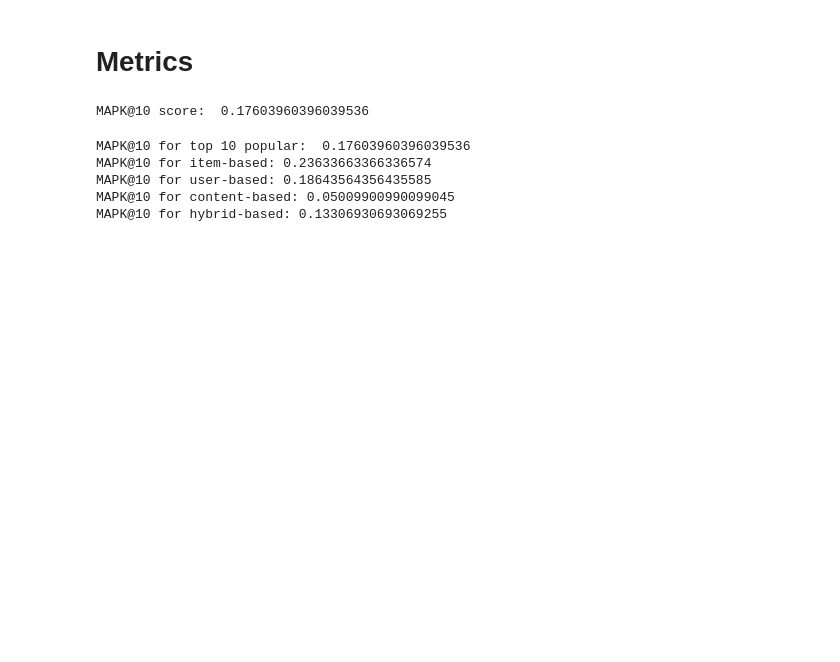
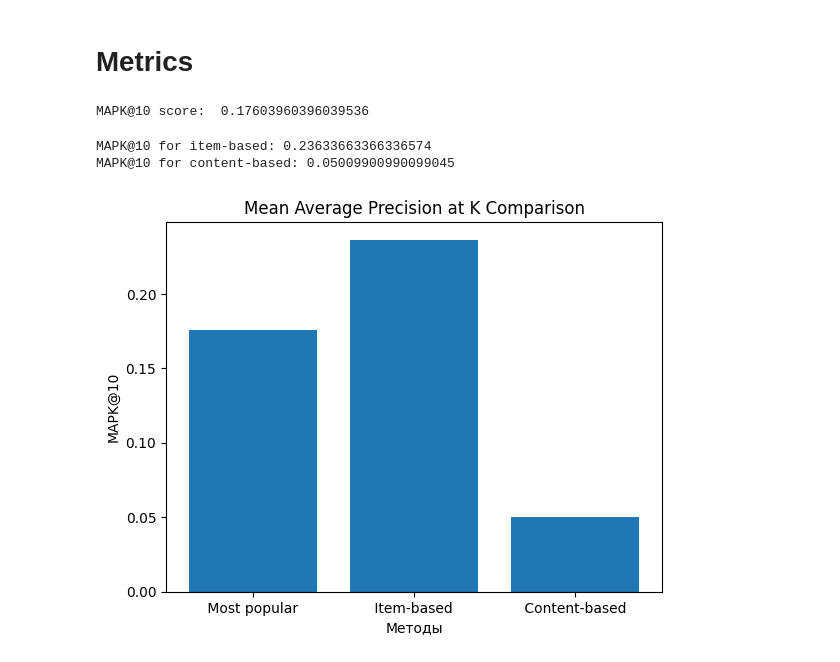
Before and after one commit to Tsuchikage/My-First-Data-Project-2, a Jupyter notebook: metrics_mapk_item_user_content_hybrid.ipynb, the cells around one changed output. Saved outputs shown, nothing was run; the diff lists cells and outputs as text; code cells hidden in the pictures; blank space fills up the shorter version.

```diff
--- a/metrics_mapk_item_user_content_hybrid.ipynb
+++ b/metrics_mapk_item_user_content_hybrid.ipynb
@@ -18,7 +18,7 @@ db = client["anime"]
 collection = db["animelist"]
 # %%
 # Файлы
-INPUT_DIR = 'C:/Dataset'
+INPUT_DIR = 'D:/Dataset'
 # %%
 # Чтение файлов с рейтингами пользователей для каждого аниме
 anime_ratings = pd.read_csv(INPUT_DIR + '/rating_complete.csv',
@@ -69,10 +69,14 @@ def load_anime_data():
         anime_id = document.get('anime_id')
         title = document.get('title')
         synopsis = document.get('synopsis')
+        genres = document.get('genres')
+        anime_type = document.get('type')
         anime_data.append({
             'anime_id': anime_id,
             'title': title,
-            'synopsis': synopsis
+            'synopsis': synopsis,
+            'genres': genres,
+            'type': anime_type,
         })
     return anime_data
 # %% [markdown]
@@ -165,7 +122,7 @@ print(get_user_based_recommendations(220437, 10))
 # Content Based
 # %%
 # Conten-based
-def get_content_based_recommendations(search_words, n_recommendations=10):
+def get_content_recommendations(search_words, n_recommendations=10):
     anime_data = load_anime_data()  # Загружаем данные
 
     # Создание матрицы признаков на основе synopsis (content-based)
@@ -301,38 +235,37 @@ for user_id in test_ratings['user_id'].unique():
 
 # Получение предсказанных рекомендаций для каждого типа рекомендательной системы
 item_based_recommendations = []
-user_based_recommendations = []
 content_based_recommendations = []
-hybrid_recommendations = []
 
 for user_id in test_ratings['user_id'].unique():
     search_words = ['Naruto', 'Bleach']  # Задайте соответствующие поисковые слова для content-based и hybrid-based рекомендаций
     n_recommendations = 10  # Количество рекомендаций для каждого типа рекомендательной системы
 
     item_based_rec = get_item_based_recommendations(search_words, n_recommendations)
-    user_based_rec = get_user_based_recommendations(user_id, n_recommendations)
-    content_based_rec = get_content_based_recommendations(search_words, n_recommendations)
-    hybrid_rec = merge_recommendations(search_words, n_recommendations, user_id, n_recommendations)
+    content_based_rec = get_content_recommendations(search_words, n_recommendations)
 
     item_based_recommendations.append(item_based_rec)
-    user_based_recommendations.append(user_based_rec)
     content_based_recommendations.append(content_based_rec)
-    hybrid_recommendations.append(hybrid_rec)
 
 # Вычисление метрики MAPK@10 для каждого типа рекомендательной системы
 mapk_item_based = mapk(actual_recommendations, item_based_recommendations)
-mapk_user_based = mapk(actual_recommendations, user_based_recommendations)
 mapk_content_based = mapk(actual_recommendations, content_based_recommendations)
-mapk_hybrid_based = mapk(actual_recommendations, hybrid_recommendations)
 
-print("MAPK@10 for top 10 popular: ", mapk_top_10)
 print("MAPK@10 for item-based:", mapk_item_based)
-print("MAPK@10 for user-based:", mapk_user_based)
 print("MAPK@10 for content-based:", mapk_content_based)
-print("MAPK@10 for hybrid-based:", mapk_hybrid_based)
 # %% [output]
-MAPK@10 for top 10 popular:  0.17603960396039536
 MAPK@10 for item-based: 0.23633663366336574
-MAPK@10 for user-based: 0.18643564356435585
 MAPK@10 for content-based: 0.05009900990099045
-MAPK@10 for hybrid-based: 0.13306930693069255
+# %%
+import matplotlib.pyplot as plt
+
+methods = [' Most popular ', ' Item-based ', ' Content-based ']
+mapk_values = [mapk_top_10, mapk_item_based, mapk_content_based]
+
+plt.bar(methods, mapk_values)
+plt.xlabel('Методы')
+plt.ylabel('MAPK@10')
+plt.title('Mean Average Precision at K Comparison')
+plt.show()
+# %% [output]
+[figure, added]
```
Also changed, not shown: parts of 10 cells of this notebook, 1 other file.
